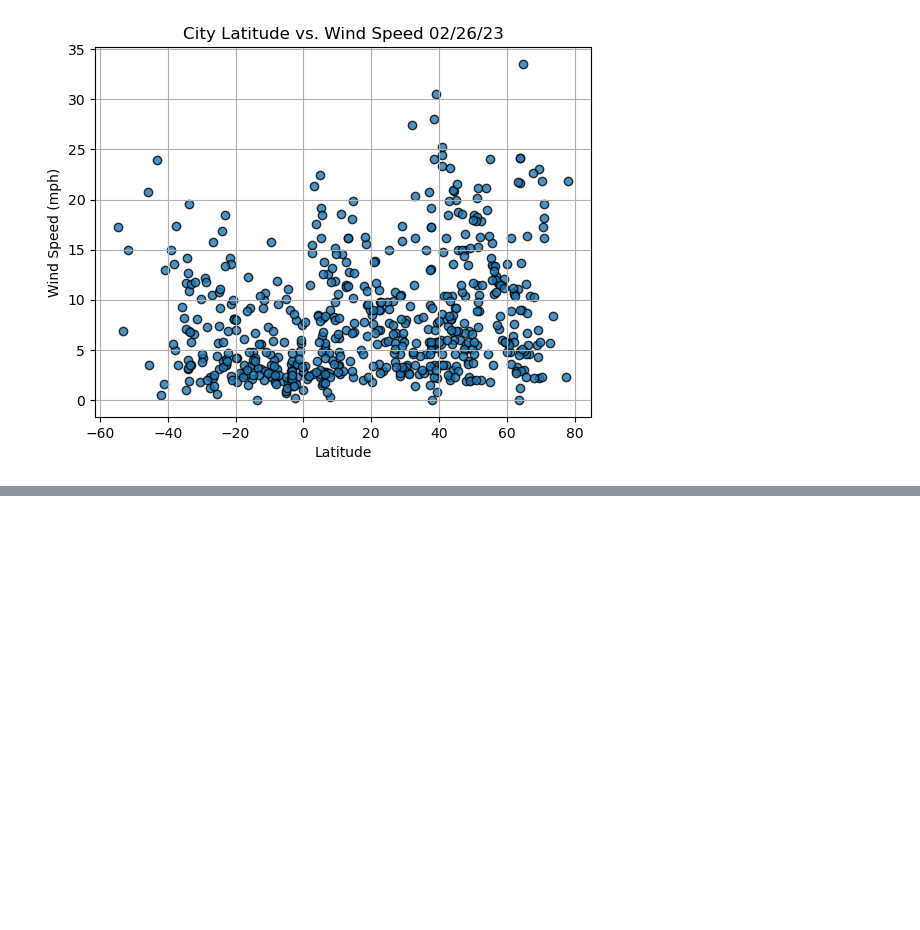
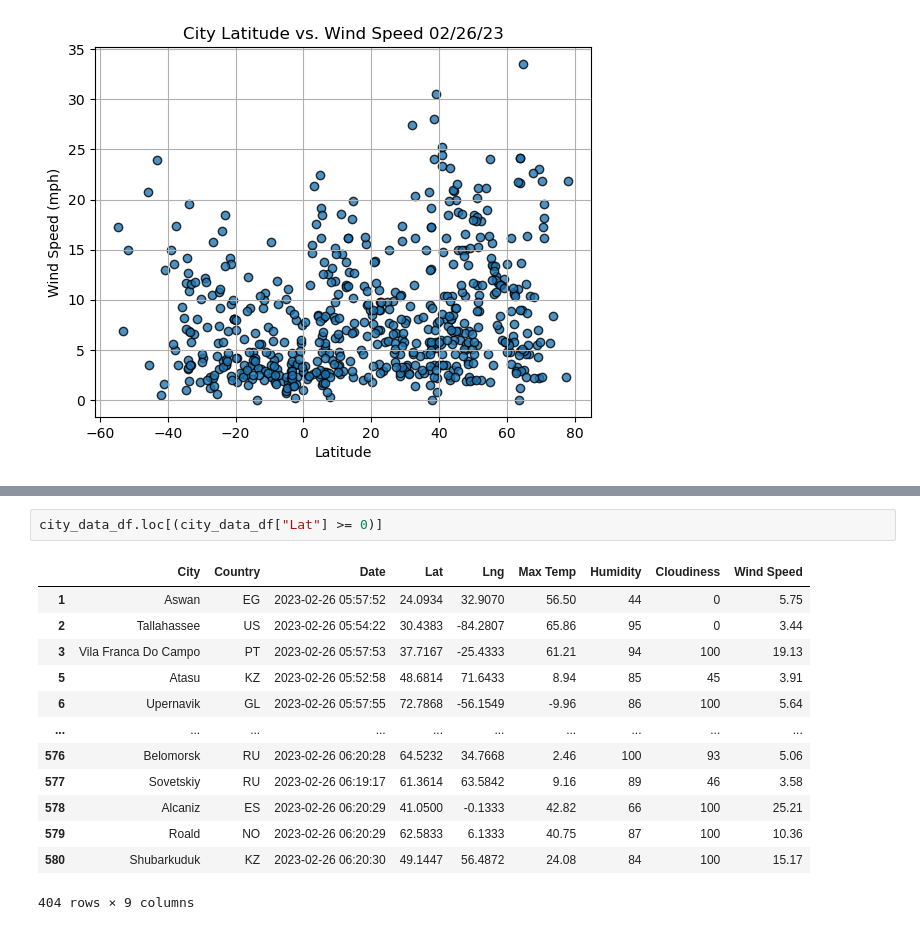
Before and after one commit to blprentice/mod06_world_weather_analysis, a Jupyter notebook: WeatherPy.ipynb, the cells around one changed output, grey strips where cells are left out. Drawn from its saved outputs; the diff is of its cells as text; blank space fills up the shorter version.

```diff
--- a/WeatherPy.ipynb
+++ b/WeatherPy.ipynb
@@ -257,0 +306,16 @@ plt.show()
+# %%
+city_data_df.loc[(city_data_df["Lat"] >= 0)]
+# %% [output]
+|  | City | Country | Date | Lat | Lng | Max Temp | Humidity | Cloudiness | Wind Speed |
+| 1 | Aswan | EG | 2023-02-26 05:57:52 | 24.0934 | 32.9070 | 56.50 | 44 | 0 | 5.75 |
+| 2 | Tallahassee | US | 2023-02-26 05:54:22 | 30.4383 | -84.2807 | 65.86 | 95 | 0 | 3.44 |
+| 3 | Vila Franca Do Campo | PT | 2023-02-26 05:57:53 | 37.7167 | -25.4333 | 61.21 | 94 | 100 | 19.13 |
+| 5 | Atasu | KZ | 2023-02-26 05:52:58 | 48.6814 | 71.6433 | 8.94 | 85 | 45 | 3.91 |
+| 6 | Upernavik | GL | 2023-02-26 05:57:55 | 72.7868 | -56.1549 | -9.96 | 86 | 100 | 5.64 |
+| ... | ... | ... | ... | ... | ... | ... | ... | ... | ... |
+| 576 | Belomorsk | RU | 2023-02-26 06:20:28 | 64.5232 | 34.7668 | 2.46 | 100 | 93 | 5.06 |
+| 577 | Sovetskiy | RU | 2023-02-26 06:19:17 | 61.3614 | 63.5842 | 9.16 | 89 | 46 | 3.58 |
+| 578 | Alcaniz | ES | 2023-02-26 06:20:29 | 41.0500 | -0.1333 | 42.82 | 66 | 100 | 25.21 |
+| 579 | Roald | NO | 2023-02-26 06:20:29 | 62.5833 | 6.1333 | 40.75 | 87 | 100 | 10.36 |
+| 580 | Shubarkuduk | KZ | 2023-02-26 06:20:30 | 49.1447 | 56.4872 | 24.08 | 84 | 100 | 15.17 |
+404 rows × 9 columns
```
Also changed, not shown: parts of 7 cells of this notebook, 1 other file.
